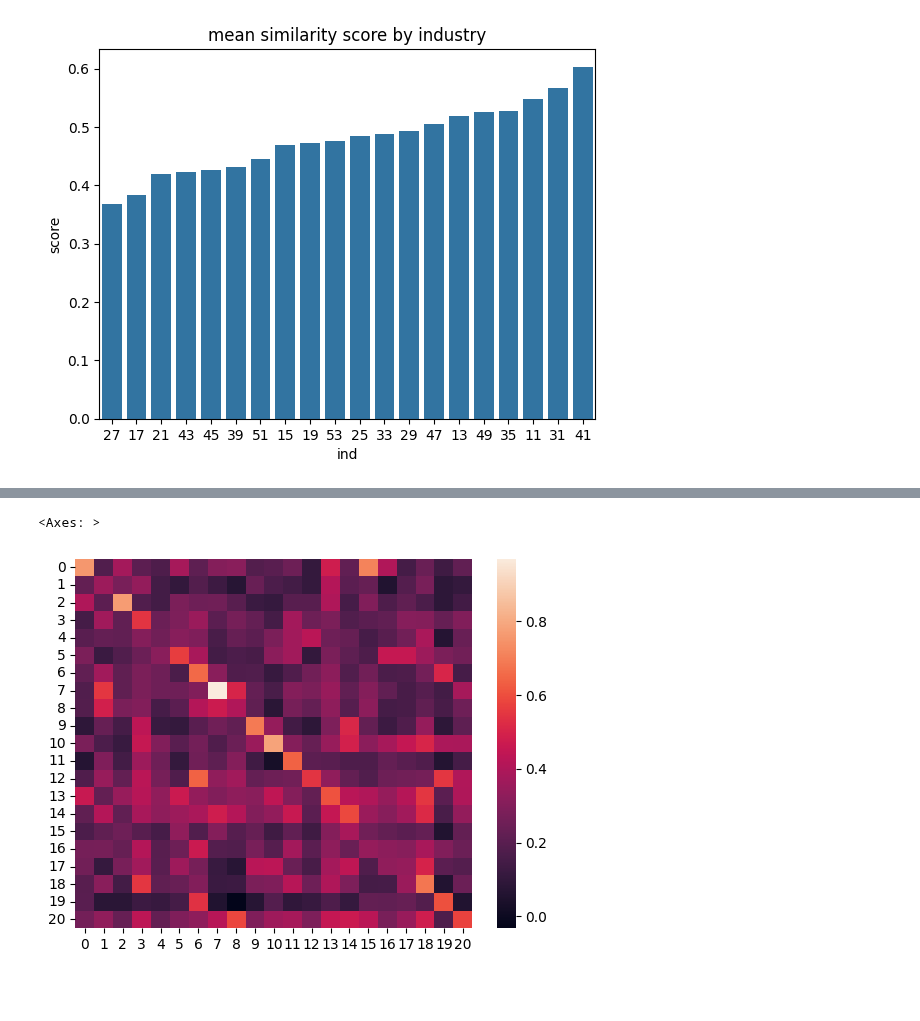
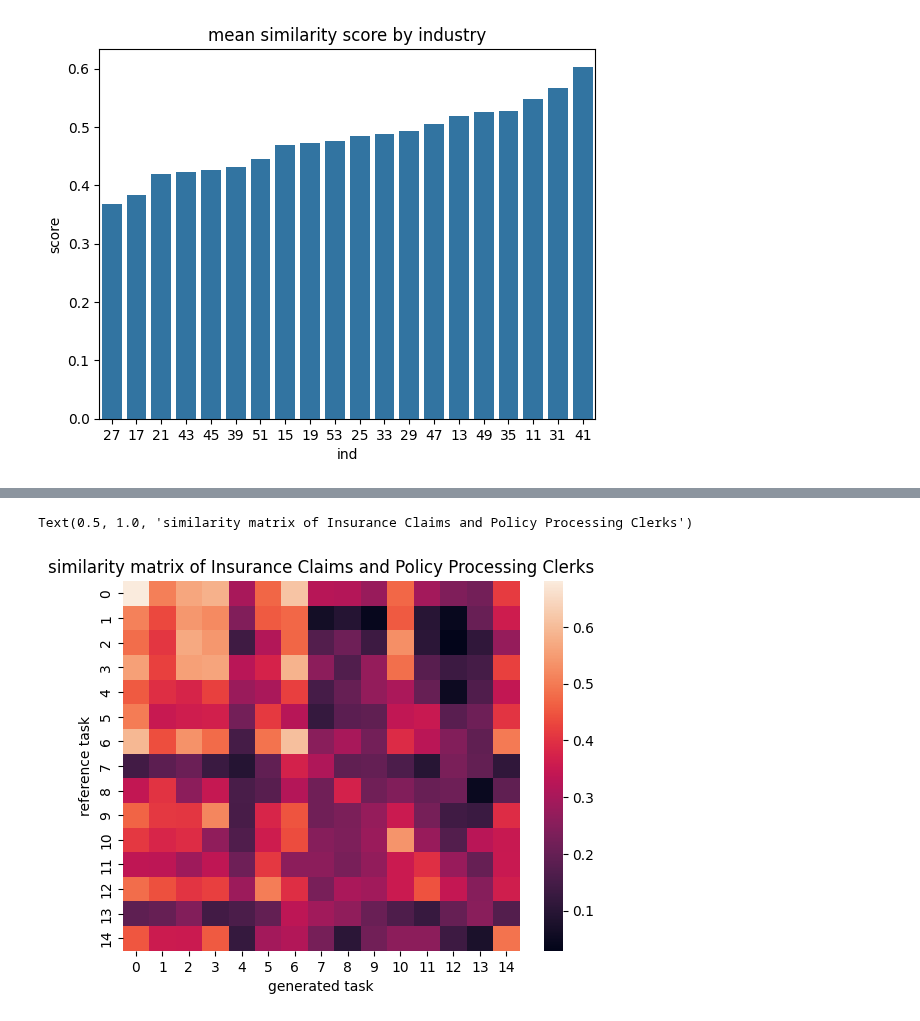
Before and after one commit to Segtanof/Teapot, a Jupyter notebook: 2_task description analysis.ipynb, the cells around one changed output, grey strips where cells are left out. Saved outputs shown, nothing was run; the diff lists cells and outputs as text; code cells hidden in the pictures; blank space fills up the shorter version.

```diff
--- a/2_task description analysis.ipynb
+++ b/2_task description analysis.ipynb
@@ -9,4 +7,8 @@ import json
+# %%
+# Generate the folder name with current date and time
+folder_name = 'results/task_match_0503/'
 # %%
 #open json file as dataframe
-df = pd.read_json("result1.json").dropna()
-df
+df = pd.read_json(folder_name + "result1.json").dropna()
+#drop the rows with too few generated task
+df = df.drop(df.index[df['matrix'].apply(lambda x: np.shape(x)[1] < 0.8 * np.shape(x)[0])])
@@ -31,7 +14,0 @@ df
-# %%
-df["ref_count"] = df["ref_task"].apply(lambda x : len(x))
-
-df["gen_count"] = count = df["parsed_response"].apply(lambda x : len(x))
-# if the number of gen_count is smaller than 80% of ref_count, drop that row
-df_clean = df[df["gen_count"] >= 0.8 * df["ref_count"]]
-df_clean
@@ -55,0 +15,10 @@ df_clean
+# %%
+#get jobzone df
+jz = pd.read_excel('datasets/job_zone.xlsx')
+jz.columns = jz.columns.str.lower().str.replace(" ","_")
+jz = jz.drop(labels=['date', 'domain_source'], axis=1)
+jz = jz.rename(columns={'o*net-soc_code':'code', 'job_zone':'zone'})
+
+#merge the two dataframes on title
+df = pd.merge(df, jz, on='title', how='left')
+df
@@ -70,10 +65,13 @@ df_clean[df_clean["score"] == df_clean["score"].max()]
 # %%
-x = 1
-matrix = np.array(df_clean["matrix"][x])
-order = df_clean["gen_order"][x]
+x = 26
+matrix = np.array(df["matrix"][x])
+order = df["gen_order"][x]
 
 rearranged_matrix = matrix[:, order]
 sns.heatmap(rearranged_matrix, cmap="rocket")
+plt.xlabel("generated task")
+plt.ylabel("reference task")
+plt.title("similarity matrix of " + df["title"][x])
 # %% [output]
-<Axes: >
+Text(0.5, 1.0, 'similarity matrix of Insurance Claims and Policy Processing Clerks')
-[figure, old version]
+[figure, new version]
```
Also changed, not shown: parts of 13 cells of this notebook, 9 other files.
